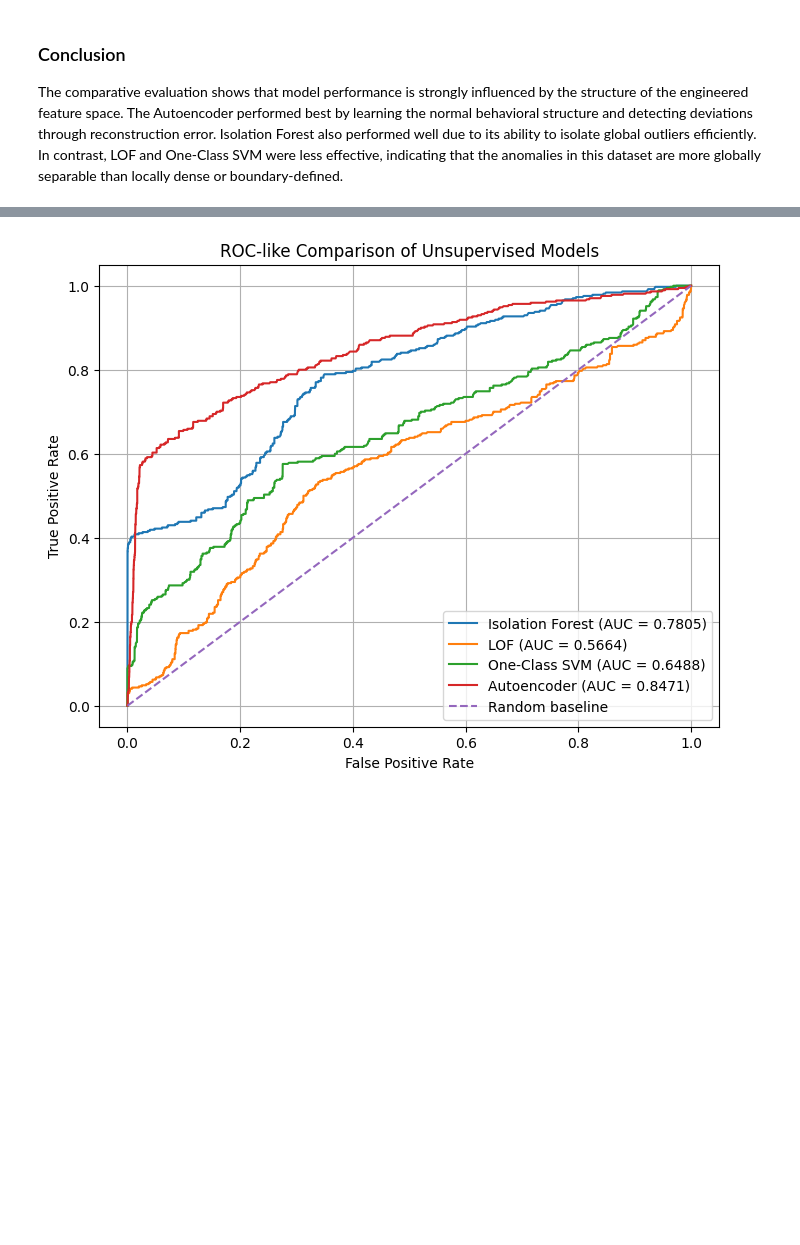
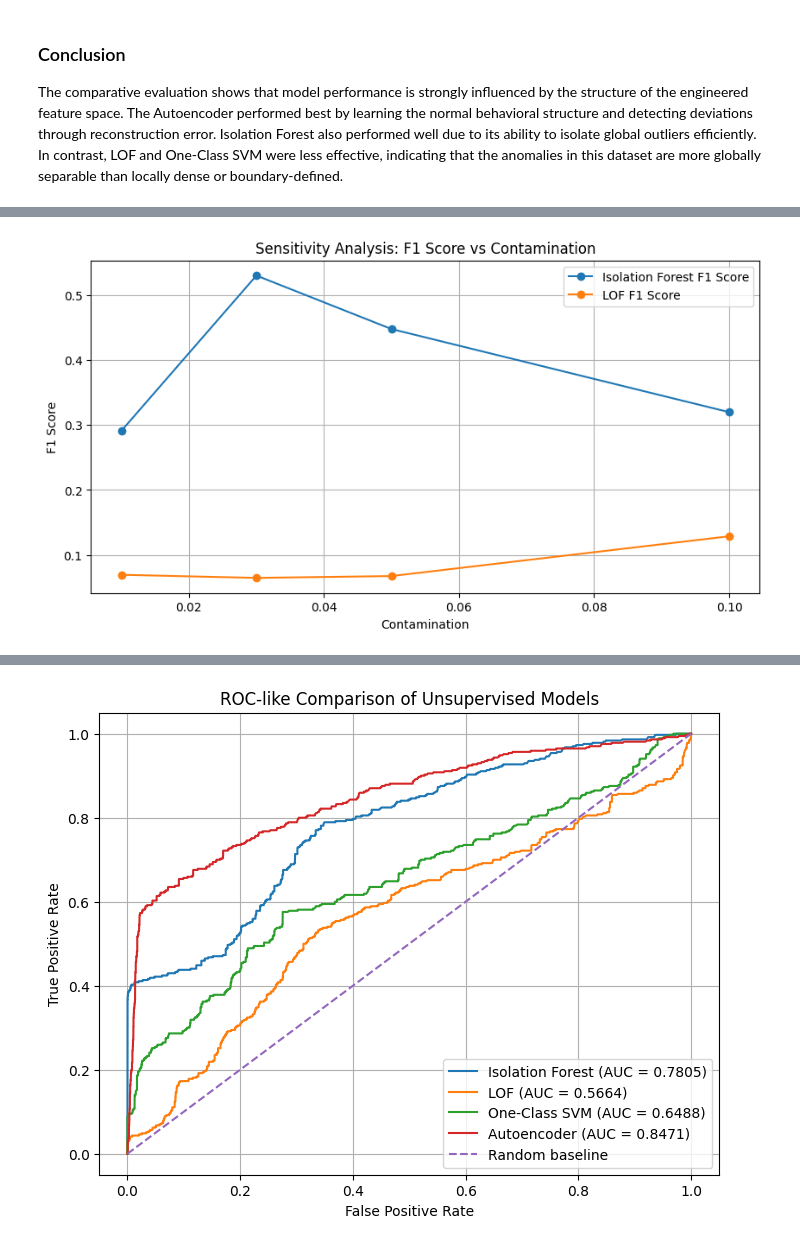
Before and after one commit to 0x0allenace/security-anomaly-project, a Jupyter notebook: notebooks/exploration.ipynb, the cells around one changed output, grey strips where cells are left out. Drawn from its saved outputs; the diff is of its cells as text; code cells hidden in the pictures; blank space fills up the shorter version.

```diff
--- a/notebooks/exploration.ipynb
+++ b/notebooks/exploration.ipynb
@@ -1319,0 +1398,11 @@ The comparative evaluation shows that model performance is strongly influenced b
+# %%
+feature_cols = [
+    "risk_score",
+    "session_duration_min",
+    "login_freq_5",
+    "failed_attempts_rolling",
+    "session_zscore",
+    "failed_zscore"
+]
+
+contamination_values = [0.01, 0.03, 0.05, 0.1]
@@ -1319,0 +1505,15 @@ The comparative evaluation shows that model performance is strongly influenced b
+# %%
+plt.figure(figsize=(10,5))
+
+for model_name in df_sensitivity["model"].unique():
+    temp = df_sensitivity[df_sensitivity["model"] == model_name]
+    plt.plot(temp["contamination"], temp["f1_score"], marker="o", label=f"{model_name} F1 Score")
+
+plt.title("Sensitivity Analysis: F1 Score vs Contamination")
+plt.xlabel("Contamination")
+plt.ylabel("F1 Score")
+plt.legend()
+plt.grid(True)
+plt.show()
+# %% [output]
+[figure, added]
```
Also changed, not shown: parts of 25 cells of this notebook, 2 other files.
